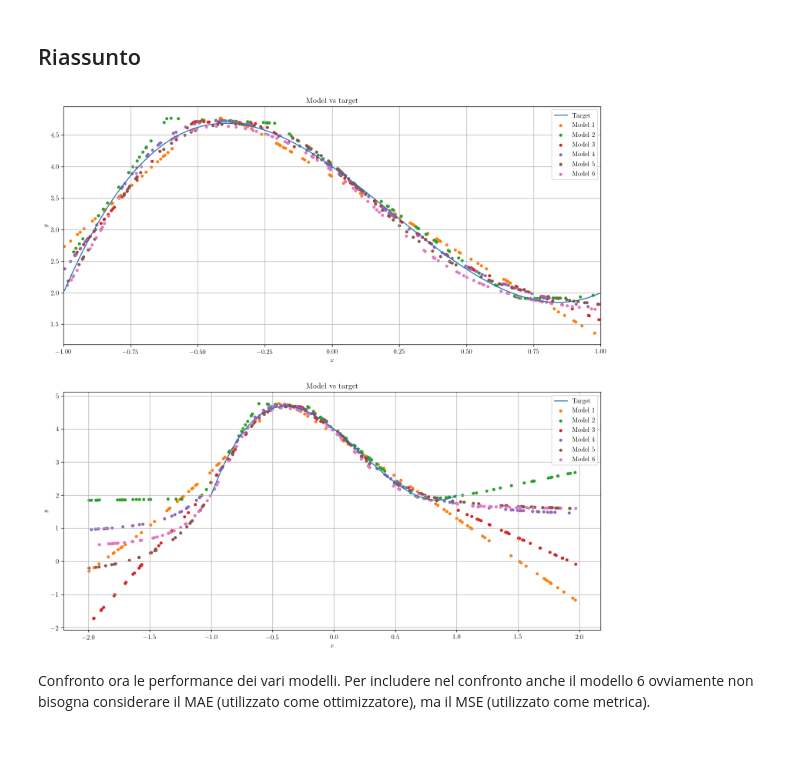
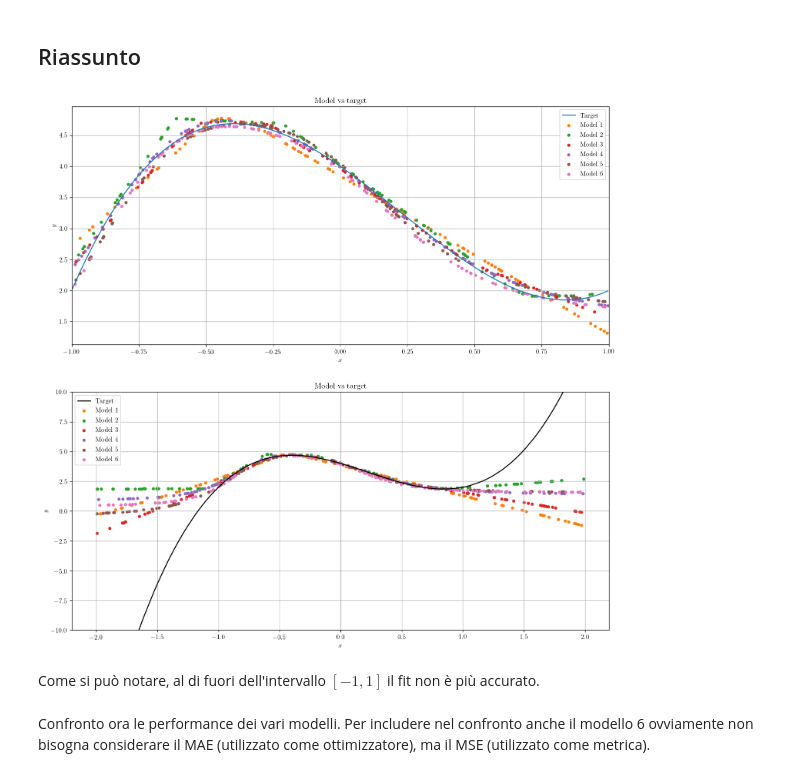
Before and after one commit to francescozatelli/Esercizi_LSN_Zatelli, a Jupyter notebook: Ex_11/Esercizi_11_2.ipynb, the cells around one changed output. Saved outputs shown, nothing was run; the diff lists cells and outputs as text; code cells hidden in the pictures; blank space fills up the shorter version.

```diff
--- a/Ex_11/Esercizi_11_2.ipynb
+++ b/Ex_11/Esercizi_11_2.ipynb
@@ -191,10 +191,13 @@ ax1.grid(True)
 ax1.legend()
 ax1.set_xlim(-1,1)
 
-ax2.plot(x_valid, y_target, label="Target", color="black")
+x_out_target = np.random.uniform(-2, 2, 200)
+x_out_target.sort()
+ax2.plot(x_out_target, f(x_out_target), label="Target", color="black")
+ax2.set_ylim(-10,10)
+
 for i in range(len(model_array)):
     ax2.scatter(x_out_array[i], y_out_array[i], label=str(model_array[i].count_params())+" params", s=15)
-
 
 ax2.set_title('Model vs target')
 ax2.set_ylabel(r'$y$')
@@ -732,35 +735,40 @@ y6out = model6.predict(x6out)
 ax1.plot(x_valid, y_target, label="Target")
 ax1.scatter(x1, y1, label="Model 1", s=15, color="C1")
 ax1.scatter(x2, y2, label="Model 2", s=15, color="C2")
 ax1.scatter(x3, y3, label="Model 3", s=15, color="C3")
 ax1.scatter(x4, y4, label="Model 4", s=15, color="C4")
 ax1.scatter(x5, y5, label="Model 5", s=15, color="C5")
 ax1.scatter(x6, y6, label="Model 6", s=15, color="C6")
 ax1.set_title('Model vs target')
 ax1.set_ylabel(r'$y$')
 ax1.set_xlabel(r'$x$')
 ax1.grid(True)
 ax1.legend()
 ax1.set_xlim(-1,1)
 
-ax2.plot(x_valid, y_target, label="Target")
+x_out_target = np.random.uniform(-2, 2, 200)
+x_out_target.sort()
+ax2.plot(x_out_target, f(x_out_target), label="Target", color="black")
+ax2.set_ylim(-10,10)
 ax2.scatter(x1out, y1out, label="Model 1", s=15, color="C1")
 ax2.scatter(x2out, y2out, label="Model 2", s=15, color="C2")
 ax2.scatter(x3out, y3out, label="Model 3", s=15, color="C3")
 ax2.scatter(x4out, y4out, label="Model 4", s=15, color="C4")
 ax2.scatter(x5out, y5out, label="Model 5", s=15, color="C5")
 ax2.scatter(x6out, y6out, label="Model 6", s=15, color="C6")
 
 
 ax2.set_title('Model vs target')
 ax2.set_ylabel(r'$y$')
 ax2.set_xlabel(r'$x$')
 ax2.grid(True)
 ax2.legend()
 
 plt.show()
 # %% [output]
-[figure, old version]
+[figure, new version]
+# %% [markdown]
+Come si può notare, al di fuori dell'intervallo $[-1,1]$ il fit non è più accurato.
 # %% [markdown]
 Confronto ora le performance dei vari modelli. Per includere nel confronto anche il modello 6 ovviamente non bisogna considerare il MAE (utilizzato come ottimizzatore), ma il MSE (utilizzato come metrica).
 # %%
```
Also changed, not shown: parts of 2 cells of this notebook.
